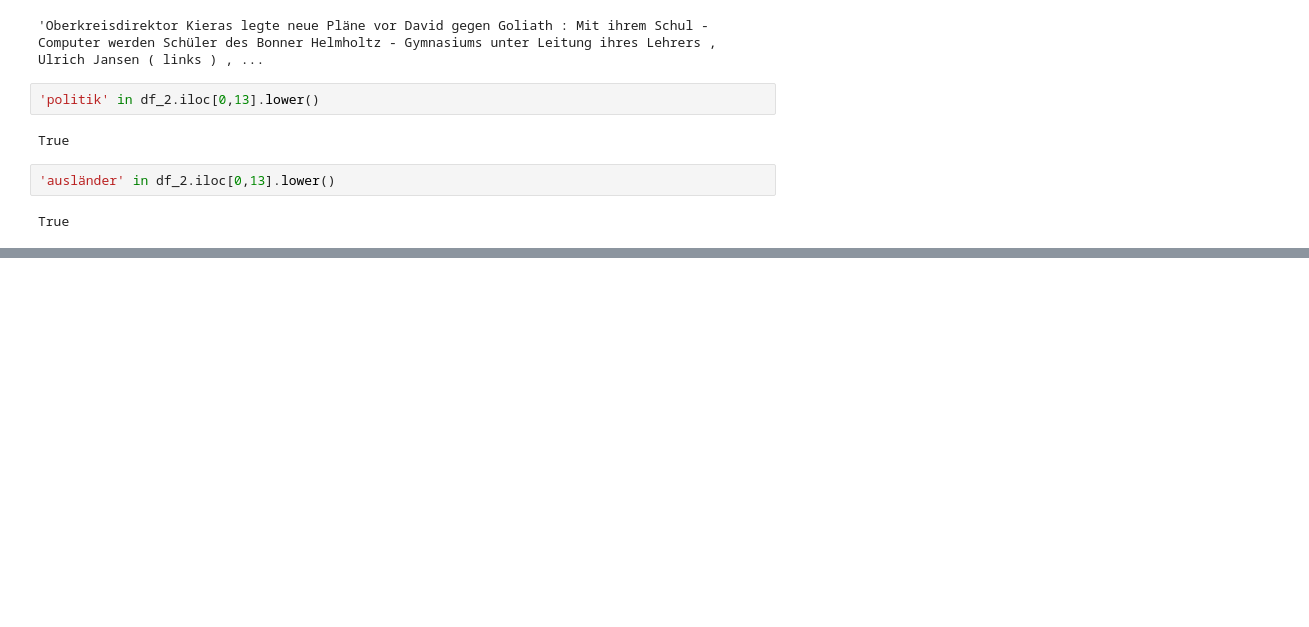
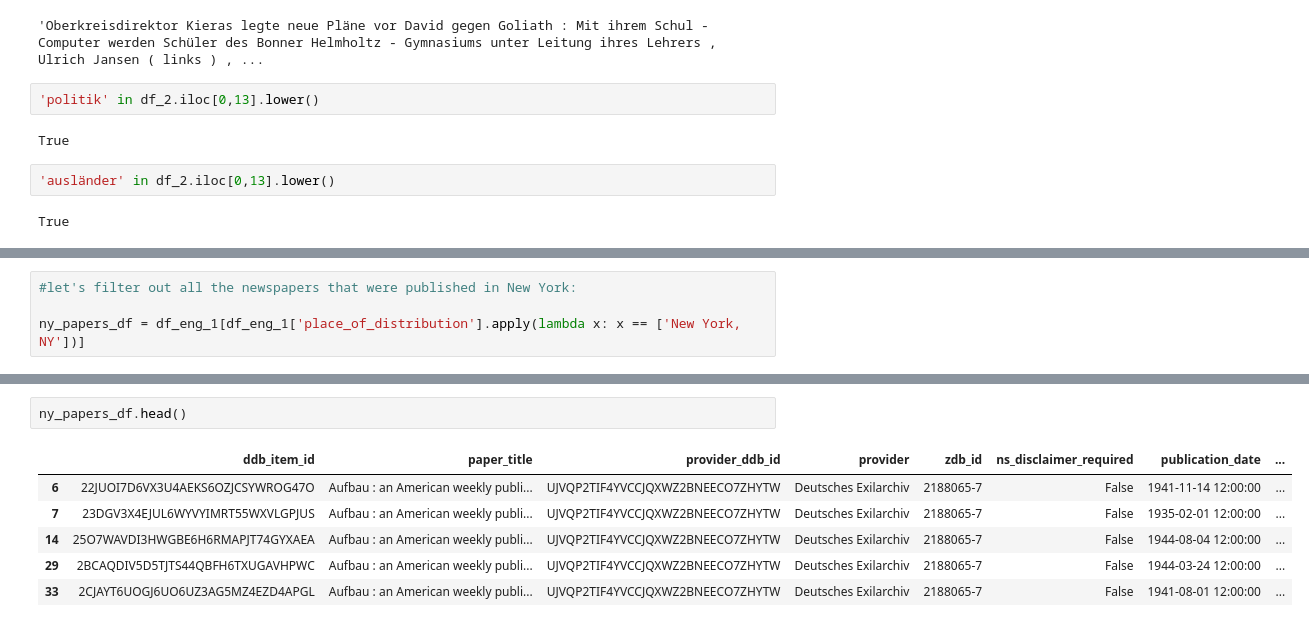
Before and after one commit to HERMES-DKZ/data_challenges_data_carpentries, a Jupyter notebook: data_challenges/zeitungsportal_exploration.ipynb, the cells around one changed output, grey strips where cells are left out. Cells and saved outputs as stored; diff of their text form; blank space fills up the shorter version.

```diff
--- a/data_challenges/zeitungsportal_exploration.ipynb
+++ b/data_challenges/zeitungsportal_exploration.ipynb
@@ -175,0 +237,4 @@ True
+# %%
+#let's filter out all the newspapers that were published in New York:
+
+ny_papers_df = df_eng_1[df_eng_1['place_of_distribution'].apply(lambda x: x == ['New York, NY'])]
@@ -175,0 +261,9 @@ True
+# %%
+ny_papers_df.head()
+# %% [output]
+|  | ddb_item_id | paper_title | provider_ddb_id | provider | zdb_id | ns_disclaimer_required | publication_date | ... |
+| 6 | 22JUOI7D6VX3U4AEKS6OZJCSYWROG47O | Aufbau : an American weekly publi... | UJVQP2TIF4YVCCJQXWZ2BNEECO7ZHYTW | Deutsches Exilarchiv | 2188065-7 | False | 1941-11-14 12:00:00 | ... |
+| 7 | 23DGV3X4EJUL6WYVYIMRT55WXVLGPJUS | Aufbau : an American weekly publi... | UJVQP2TIF4YVCCJQXWZ2BNEECO7ZHYTW | Deutsches Exilarchiv | 2188065-7 | False | 1935-02-01 12:00:00 | ... |
+| 14 | 25O7WAVDI3HWGBE6H6RMAPJT74GYXAEA | Aufbau : an American weekly publi... | UJVQP2TIF4YVCCJQXWZ2BNEECO7ZHYTW | Deutsches Exilarchiv | 2188065-7 | False | 1944-08-04 12:00:00 | ... |
+| 29 | 2BCAQDIV5D5TJTS44QBFH6TXUGAVHPWC | Aufbau : an American weekly publi... | UJVQP2TIF4YVCCJQXWZ2BNEECO7ZHYTW | Deutsches Exilarchiv | 2188065-7 | False | 1944-03-24 12:00:00 | ... |
+| 33 | 2CJAYT6UOGJ6UO6UZ3AG5MZ4EZD4APGL | Aufbau : an American weekly publi... | UJVQP2TIF4YVCCJQXWZ2BNEECO7ZHYTW | Deutsches Exilarchiv | 2188065-7 | False | 1941-08-01 12:00:00 | ... |
```
Also changed, not shown: parts of 8 cells of this notebook.
